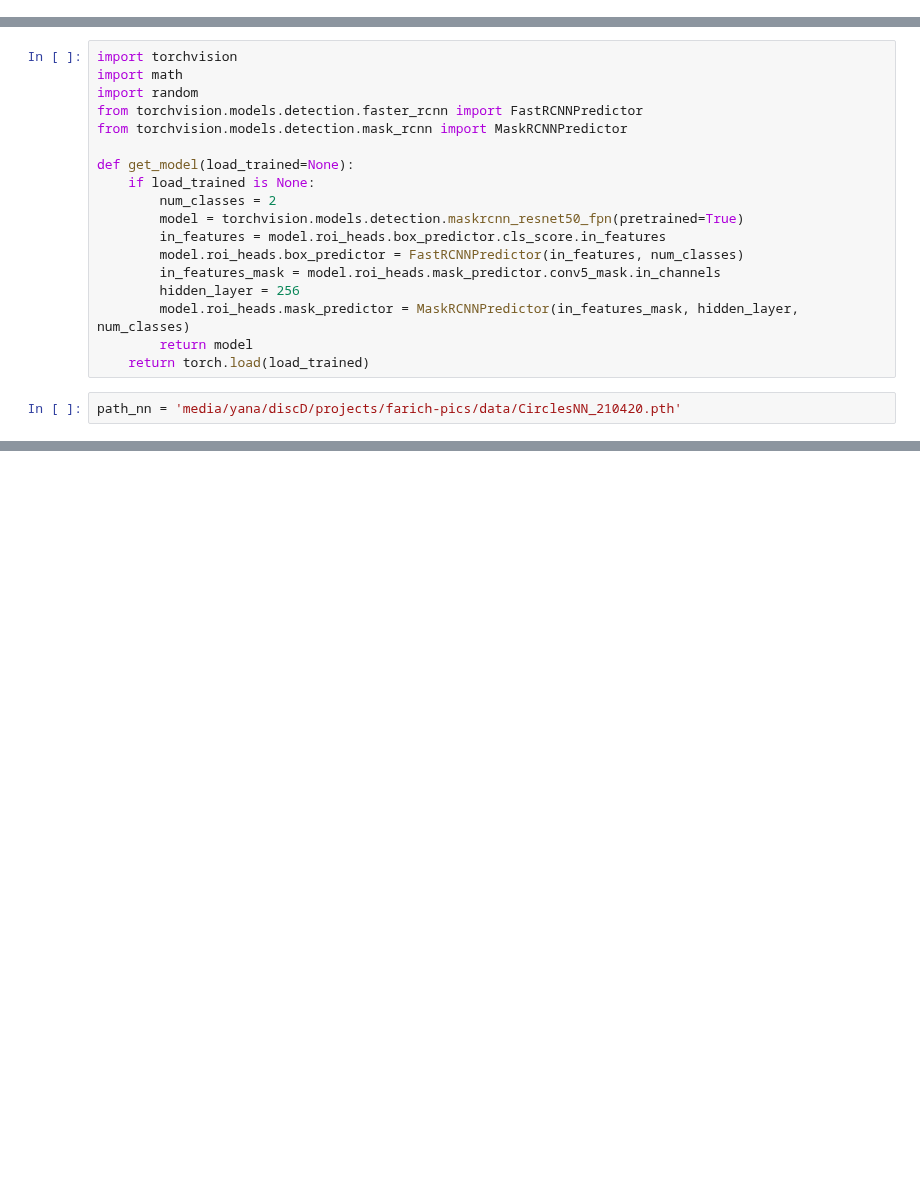
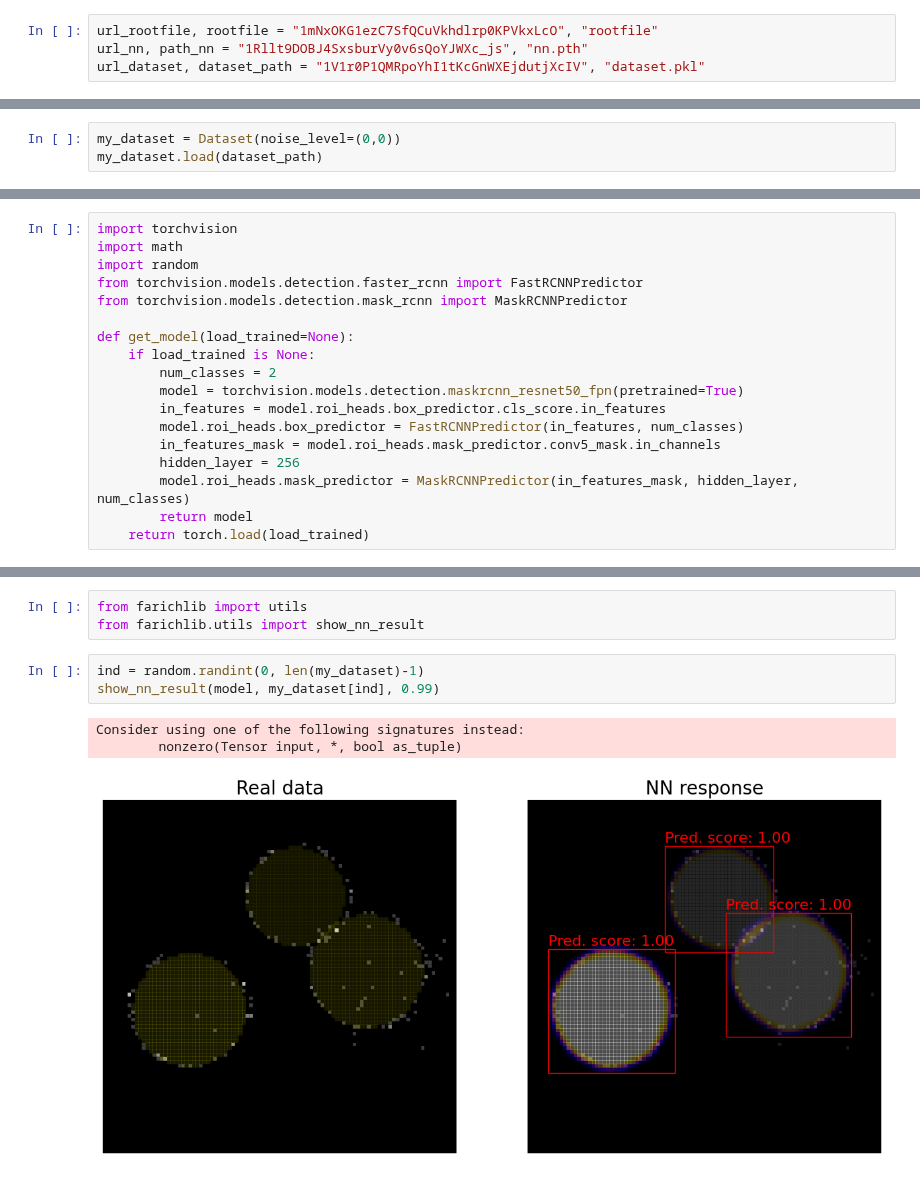
Before and after one commit to 82492749123082/farich-pics, a Jupyter notebook: notebooks/Minuit_vs_NN.ipynb, the cells around one changed output, grey strips where cells are left out. Saved outputs shown, nothing was run; the diff lists cells and outputs as text; blank space fills up the shorter version.

```diff
--- a/notebooks/Minuit_vs_NN.ipynb
+++ b/notebooks/Minuit_vs_NN.ipynb
@@ -8,0 +14,4 @@
+# %%
+url_rootfile, rootfile = "1mNxOKG1ezC7SfQCuVkhdlrp0KPVkxLcO", "rootfile"
+url_nn, path_nn = "1Rllt9DOBJ4SxsburVy0v6sQoYJWXc_js", "nn.pth"
+url_dataset, dataset_path = "1V1r0P1QMRpoYhI1tKcGnWXEjdutjXcIV", "dataset.pkl"
@@ -271,0 +272,3 @@ Wall time: 15.2 ms
+# %%
+my_dataset = Dataset(noise_level=(0,0))
+my_dataset.load(dataset_path)
@@ -287,7 +312,5 @@ def get_model(load_trained=None):
         model.roi_heads.mask_predictor = MaskRCNNPredictor(in_features_mask, hidden_layer, num_classes)
         return model
     return torch.load(load_trained)
-# %%
-path_nn = 'media/yana/discD/projects/farich-pics/data/CirclesNN_210420.pth'
 # %%
 model = get_model(path_nn) #use pretrained model on noiseless data
@@ -295,0 +327,10 @@ NameError: name 'torch' is not defined
+# %%
+from farichlib import utils
+from farichlib.utils import show_nn_result
+# %%
+ind = random.randint(0, len(my_dataset)-1)
+show_nn_result(model, my_dataset[ind], 0.99)
+# %% [output]
+Consider using one of the following signatures instead:
+        nonzero(Tensor input, *, bool as_tuple)
+[figure, added]
```
Also changed, not shown: parts of 35 cells of this notebook.
